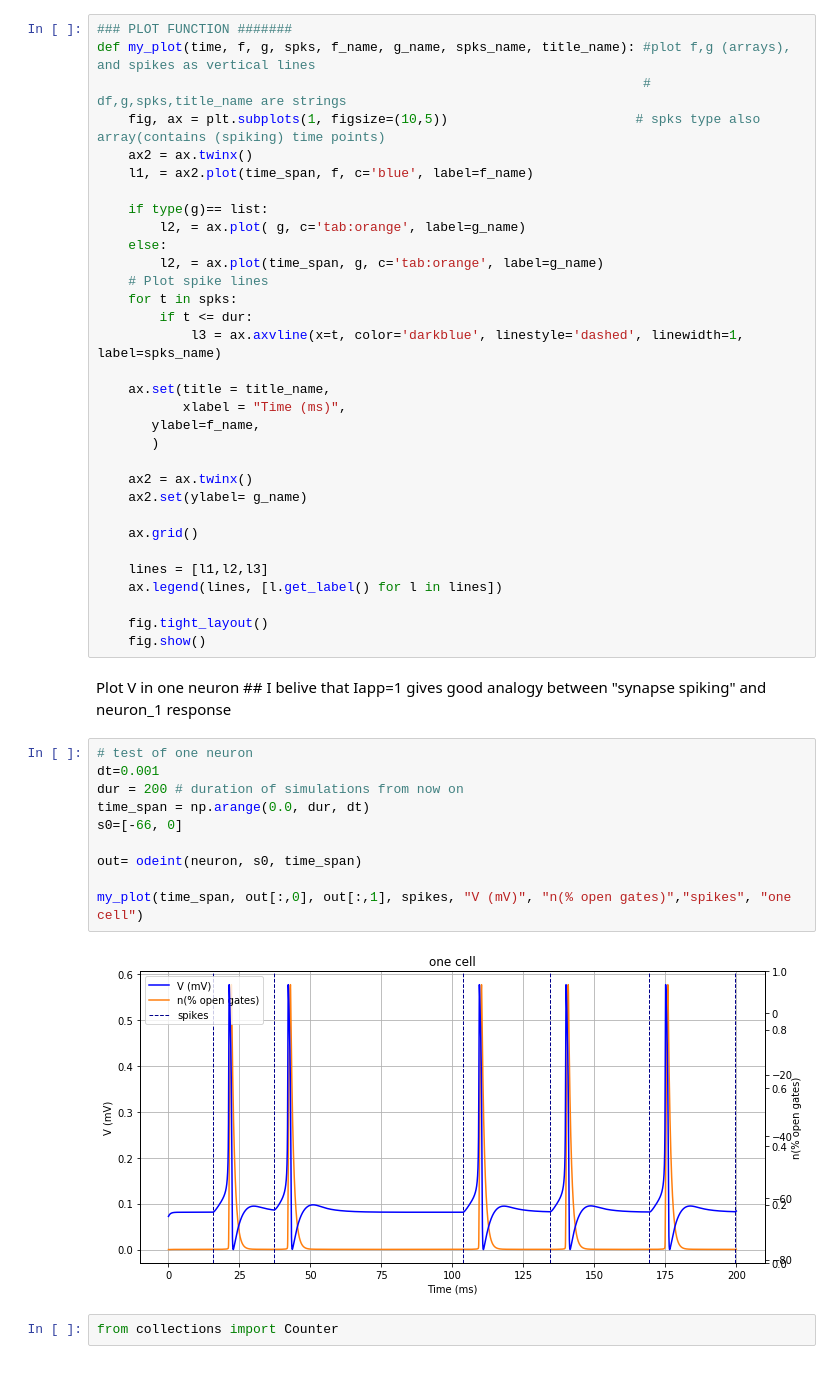
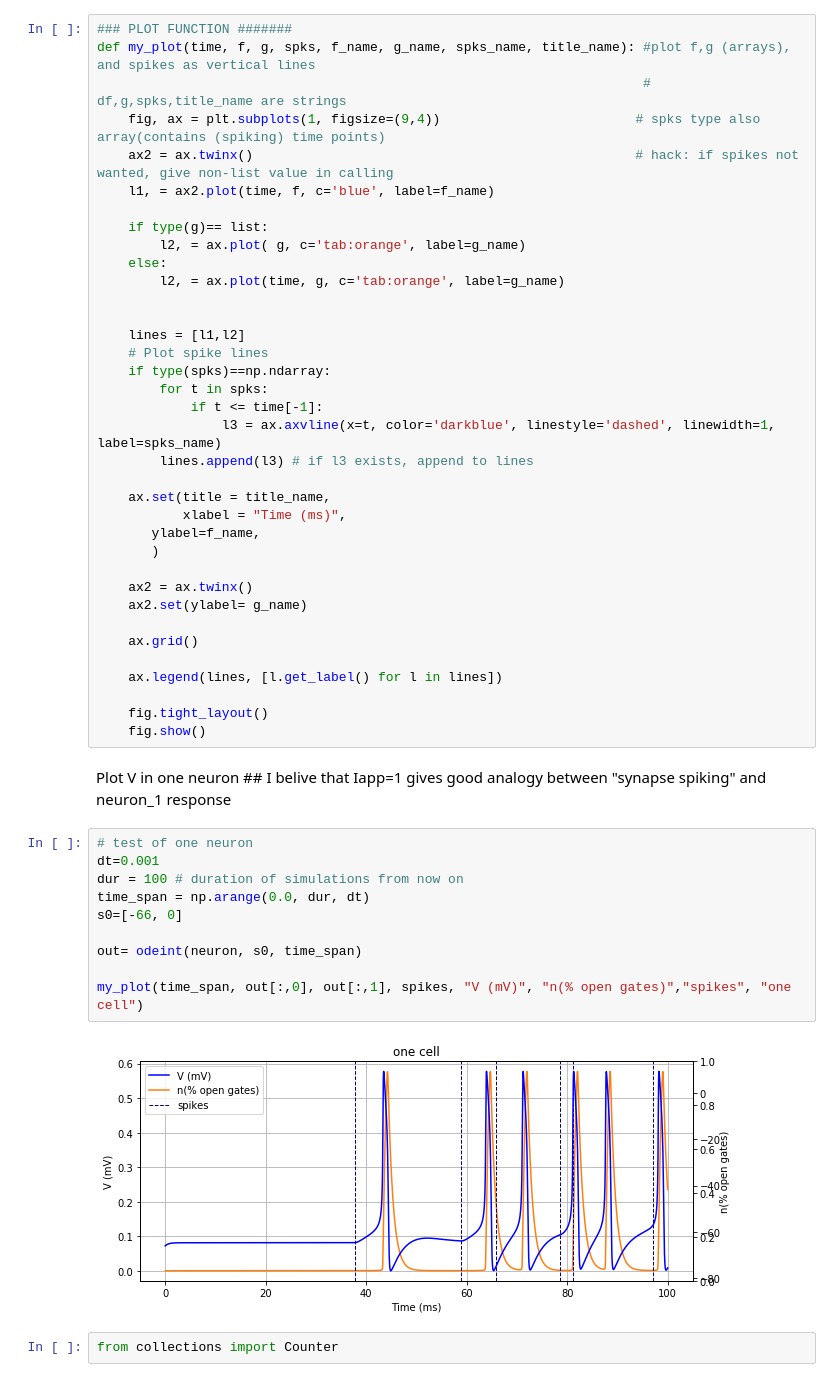
Before and after one commit to jaumecolomhernandez/mmb-mathneuroscience2, a Jupyter notebook: conductance-based-network-dimitri.ipynb, the cells around one changed output. Cells and saved outputs as stored; diff of their text form.

Commit message:
plot for STP+ images

```diff
--- a/conductance-based-network-dimitri.ipynb
+++ b/conductance-based-network-dimitri.ipynb
@@ -223,18 +221,23 @@ SyntaxError: invalid syntax (<ipython-input-432-55eab1d1bc2c>, line 1)
 ### PLOT FUNCTION #######
 def my_plot(time, f, g, spks, f_name, g_name, spks_name, title_name): #plot f,g (arrays), and spikes as vertical lines
                                                                       # df,g,spks,title_name are strings
-    fig, ax = plt.subplots(1, figsize=(10,5))                        # spks type also array(contains (spiking) time points)
-    ax2 = ax.twinx()
-    l1, = ax2.plot(time_span, f, c='blue', label=f_name)
+    fig, ax = plt.subplots(1, figsize=(9,4))                         # spks type also array(contains (spiking) time points)
+    ax2 = ax.twinx()                                                 # hack: if spikes not wanted, give non-list value in calling
+    l1, = ax2.plot(time, f, c='blue', label=f_name)
 
     if type(g)== list:
         l2, = ax.plot( g, c='tab:orange', label=g_name)
     else:
-        l2, = ax.plot(time_span, g, c='tab:orange', label=g_name)
+        l2, = ax.plot(time, g, c='tab:orange', label=g_name)
+
+
+    lines = [l1,l2]
     # Plot spike lines
-    for t in spks:
-        if t <= dur:
-            l3 = ax.axvline(x=t, color='darkblue', linestyle='dashed', linewidth=1, label=spks_name)
+    if type(spks)==np.ndarray:
+        for t in spks:
+            if t <= time[-1]:
+                l3 = ax.axvline(x=t, color='darkblue', linestyle='dashed', linewidth=1, label=spks_name)
+        lines.append(l3) # if l3 exists, append to lines
 
     ax.set(title = title_name,
            xlabel = "Time (ms)",
@@ -246,7 +249,6 @@ def my_plot(time, f, g, spks, f_name, g_name, spks_name, title_name): #plot f,g
 
     ax.grid()
 
-    lines = [l1,l2,l3]
     ax.legend(lines, [l.get_label() for l in lines])
 
     fig.tight_layout()
@@ -256,15 +258,15 @@ Plot V in one neuron ## I belive that Iapp=1 gives good analogy between "synapse
 # %%
 # test of one neuron
 dt=0.001
-dur = 200 # duration of simulations from now on
+dur = 100 # duration of simulations from now on
 time_span = np.arange(0.0, dur, dt)
 s0=[-66, 0]
 
 out= odeint(neuron, s0, time_span)
 
 my_plot(time_span, out[:,0], out[:,1], spikes, "V (mV)", "n(% open gates)","spikes", "one cell")
 # %% [output]
-[figure, old version]
+[figure, new version]
 # %%
 from collections import Counter
 # %%
```
Also changed, not shown: parts of 10 cells of this notebook, 5 other files.
